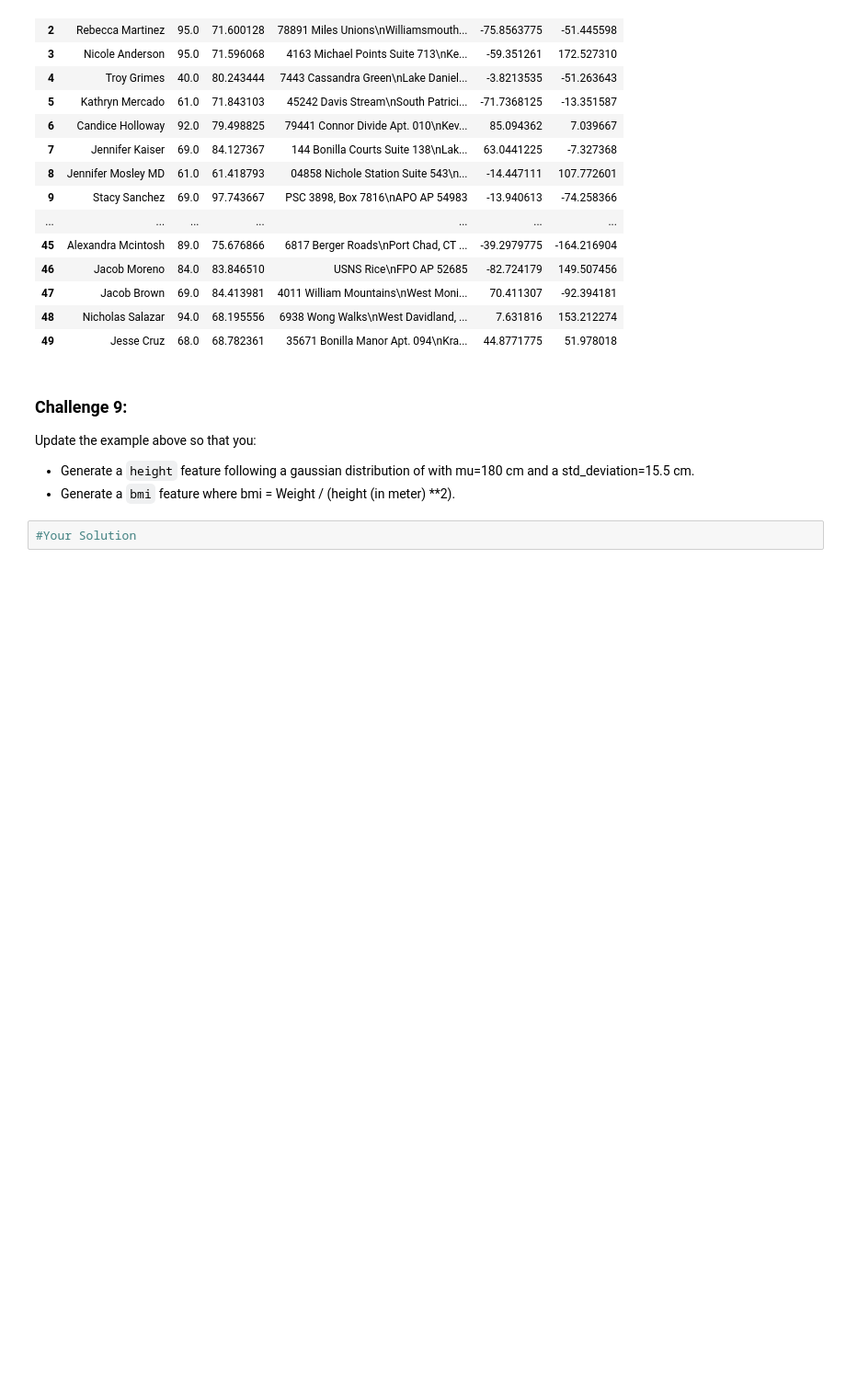
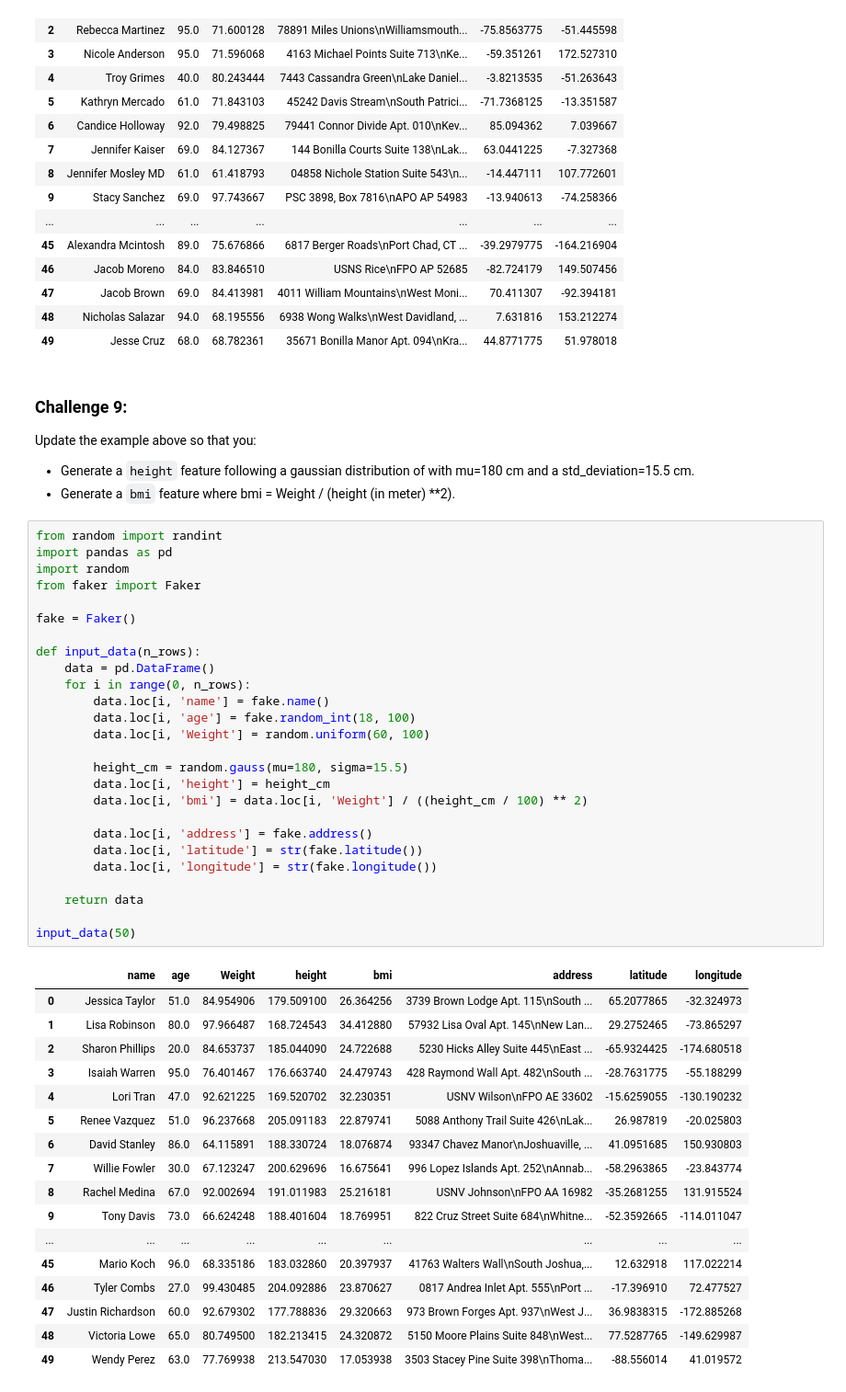
Before and after one commit to amaliahm/modeling_and_simulation_labs, a Jupyter notebook: ModSim_Lab3/ModSim_Lab3.ipynb, the cells around one changed output. Shown: that part at 92% size. Cells and saved outputs as stored; diff of their text form; blank space fills up the shorter version.

```diff
--- a/ModSim_Lab3/ModSim_Lab3.ipynb
+++ b/ModSim_Lab3/ModSim_Lab3.ipynb
@@ -824,5 +824,47 @@ input_data(50)
 Update the  example above so that you:
 - Generate a `height` feature following a gaussian distribution of with mu=180 cm and a std_deviation=15.5 cm.
 - Generate a `bmi` feature where bmi = Weight / (height (in meter) **2).
-# %%
-#Your Solution
+# %%
+from random import randint
+import pandas as pd
+import random
+from faker import Faker
+
+fake = Faker()
+
+def input_data(n_rows):
+    data = pd.DataFrame()
+    for i in range(0, n_rows):
+        data.loc[i, 'name'] = fake.name()
+        data.loc[i, 'age'] = fake.random_int(18, 100)
+        data.loc[i, 'Weight'] = random.uniform(60, 100)
+
+        height_cm = random.gauss(mu=180, sigma=15.5)
+        data.loc[i, 'height'] = height_cm
+        data.loc[i, 'bmi'] = data.loc[i, 'Weight'] / ((height_cm / 100) ** 2)
+
+        data.loc[i, 'address'] = fake.address()
+        data.loc[i, 'latitude'] = str(fake.latitude())
+        data.loc[i, 'longitude'] = str(fake.longitude())
+
+    return data
+
+input_data(50)
+# %% [output]
+|  | name | age | Weight | height | bmi | address | latitude | longitude |
+| 0 | Jessica Taylor | 51.0 | 84.954906 | 179.509100 | 26.364256 | 3739 Brown Lodge Apt. 115\nSouth ... | 65.2077865 | -32.324973 |
+| 1 | Lisa Robinson | 80.0 | 97.966487 | 168.724543 | 34.412880 | 57932 Lisa Oval Apt. 145\nNew Lan... | 29.2752465 | -73.865297 |
+| 2 | Sharon Phillips | 20.0 | 84.653737 | 185.044090 | 24.722688 | 5230 Hicks Alley Suite 445\nEast ... | -65.9324425 | -174.680518 |
+| 3 | Isaiah Warren | 95.0 | 76.401467 | 176.663740 | 24.479743 | 428 Raymond Wall Apt. 482\nSouth ... | -28.7631775 | -55.188299 |
+| 4 | Lori Tran | 47.0 | 92.621225 | 169.520702 | 32.230351 | USNV Wilson\nFPO AE 33602 | -15.6259055 | -130.190232 |
+| 5 | Renee Vazquez | 51.0 | 96.237668 | 205.091183 | 22.879741 | 5088 Anthony Trail Suite 426\nLak... | 26.987819 | -20.025803 |
+| 6 | David Stanley | 86.0 | 64.115891 | 188.330724 | 18.076874 | 93347 Chavez Manor\nJoshuaville, ... | 41.0951685 | 150.930803 |
+| 7 | Willie Fowler | 30.0 | 67.123247 | 200.629696 | 16.675641 | 996 Lopez Islands Apt. 252\nAnnab... | -58.2963865 | -23.843774 |
+| 8 | Rachel Medina | 67.0 | 92.002694 | 191.011983 | 25.216181 | USNV Johnson\nFPO AA 16982 | -35.2681255 | 131.915524 |
+| 9 | Tony Davis | 73.0 | 66.624248 | 188.401604 | 18.769951 | 822 Cruz Street Suite 684\nWhitne... | -52.3592665 | -114.011047 |
+| ... | ... | ... | ... | ... | ... | ... | ... | ... |
+| 45 | Mario Koch | 96.0 | 68.335186 | 183.032860 | 20.397937 | 41763 Walters Wall\nSouth Joshua,... | 12.632918 | 117.022214 |
+| 46 | Tyler Combs | 27.0 | 99.430485 | 204.092886 | 23.870627 | 0817 Andrea Inlet Apt. 555\nPort ... | -17.396910 | 72.477527 |
+| 47 | Justin Richardson | 60.0 | 92.679302 | 177.788836 | 29.320663 | 973 Brown Forges Apt. 937\nWest J... | 36.9838315 | -172.885268 |
+| 48 | Victoria Lowe | 65.0 | 80.749500 | 182.213415 | 24.320872 | 5150 Moore Plains Suite 848\nWest... | 77.5287765 | -149.629987 |
+| 49 | Wendy Perez | 63.0 | 77.769938 | 213.547030 | 17.053938 | 3503 Stacey Pine Suite 398\nThoma... | -88.556014 | 41.019572 |
```
